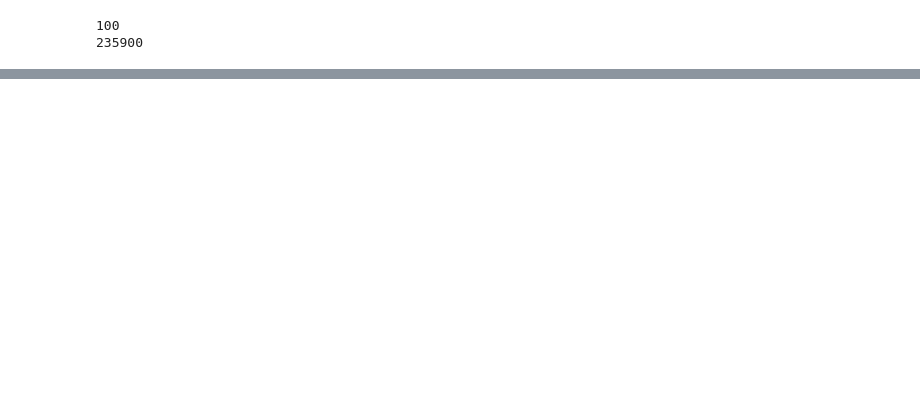
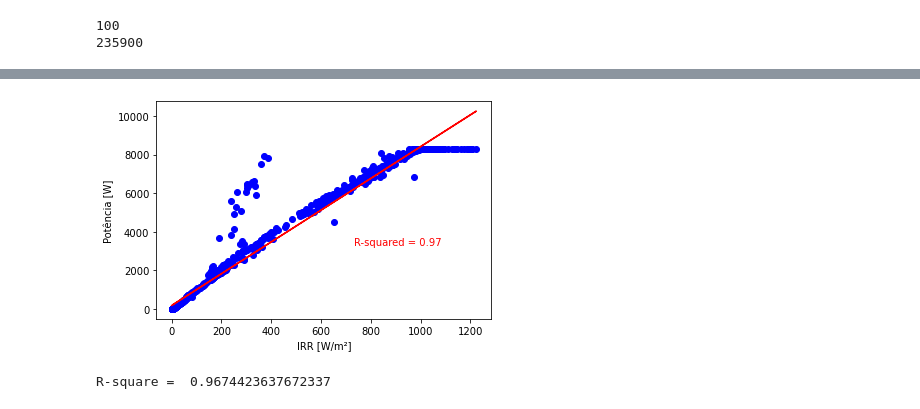
Before and after one commit to brucasva/Graduation-Completion-Work, a Jupyter notebook: ExtraindoDadosUFMS.ipynb, the cells around one changed output, grey strips where cells are left out. Cells and saved outputs as stored; diff of their text form; code cells hidden in the pictures; blank space fills up the shorter version.

```diff
--- a/ExtraindoDadosUFMS.ipynb
+++ b/ExtraindoDadosUFMS.ipynb
@@ -118,0 +153,23 @@ plt.plot(dados_inversor['IRR'],color = "blue") # Printando irr: solar irradiatio
+# %%
+#importando e definindo a função necessária para calcular r²
+from scipy import stats
+def rsquared(x, y):
+    """ Return R^2 where x and y are array-like."""
+
+    slope, intercept, r_value, p_value, std_err = stats.linregress(x, y)
+    return r_value**2
+# %%
+plt.scatter(dados_inversor['IRR'],dados_inversor['P_AC'], color = "blue")
+plt.xlabel("IRR [W/m²]")
+plt.ylabel("Potência [W]")
+
+a, b = np.polyfit(dados_inversor['IRR'],dados_inversor['P_AC'], 1) #Encontrando a melhor fit line (R²) entre os dois valores
+plt.plot(dados_inversor["IRR"], a*dados_inversor["IRR"]+b, color = "red",)
+r2 = rsquared(dados_inversor['IRR'],dados_inversor['P_AC'])
+plt.text(0.6*dados_inversor['IRR'].max(), 0.4*dados_inversor['P_AC'].max(), 'R-squared = %0.2f' % r2, color = "red")
+plt.show()
+
+print("R-square = ", r2)
+# %% [output]
+[figure, added]
+R-square =  0.9674423637672337
```
Also changed, not shown: parts of 13 cells of this notebook, 4 other files.
